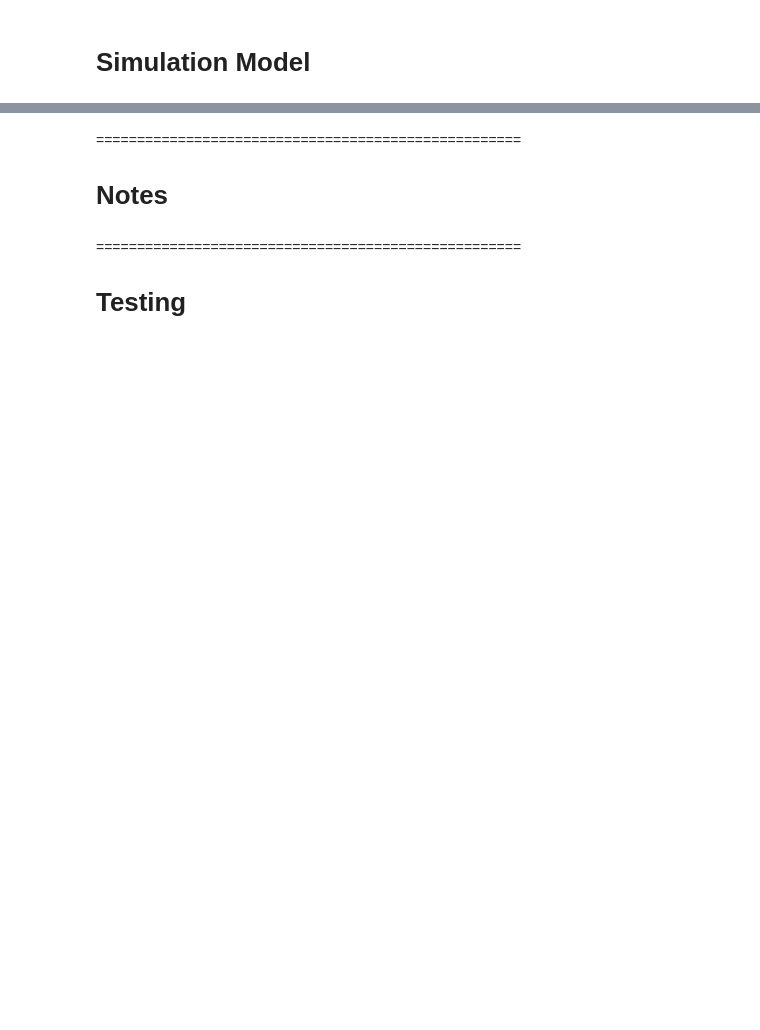
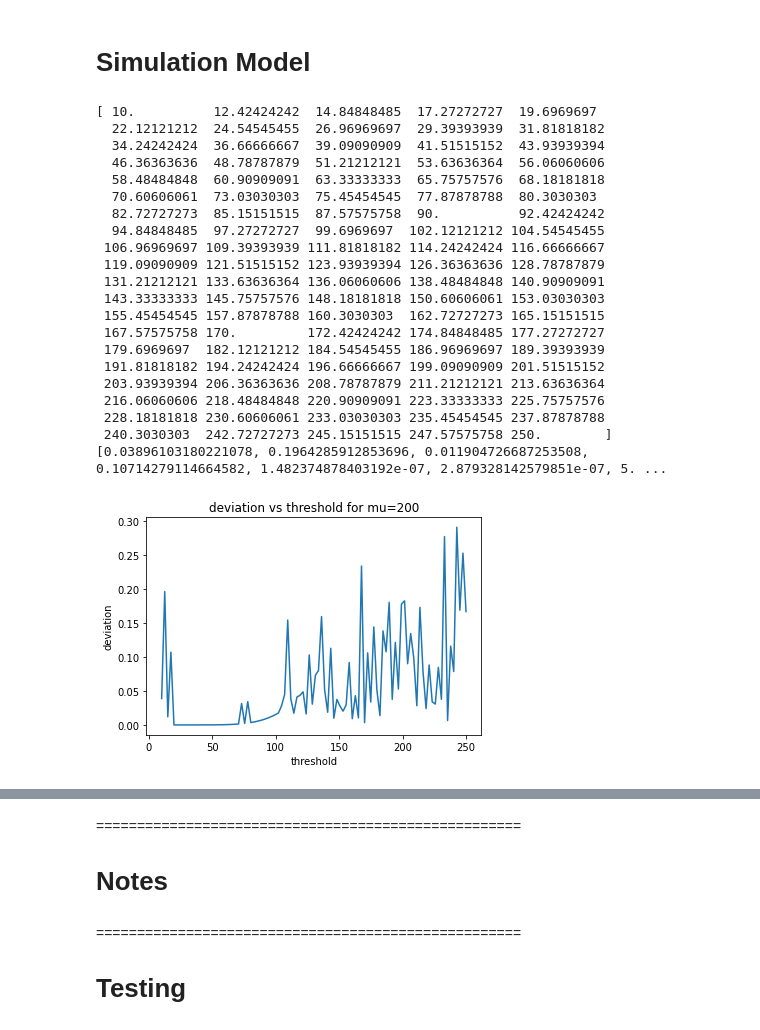
Before and after one commit to rupozzi/HGTDLumiToyStudies, a Jupyter notebook: Simulation_new.ipynb, the cells around one changed output, grey strips where cells are left out. Saved outputs shown, nothing was run; the diff lists cells and outputs as text; code cells hidden in the pictures; blank space fills up the shorter version.

Commit message:
Add plot_deviation_vs_threshold()

```diff
--- a/Simulation_new.ipynb
+++ b/Simulation_new.ipynb
@@ -473,6 +475,42 @@ def plot_signal_mu_vs_best_threshold():
     plot_the_data(title, prefix_filename, xlabel, ylabel, make_integer_axis, make_margin, x_list, y_list)
 
 
+def plot_deviation_vs_threshold(signal_mu, min_threshold, max_threshold, number_of_thresholds_to_try):
+    """Plots deviation vs threshold for given mu."""
+    ## Simulator Settings:
+    ratio_of_channels_to_sample = 0.001  # scale of simulation,   0.001 = small fast,   1.0 = full scale slow.
+    number_of_BC = mp.cpu_count() * 4
+
+    signal_to_channel_count_ratio = get_signal_to_channel_count_ratio()
+
+    steps_threshold = number_of_thresholds_to_try  # resolution, number of steps
+
+    linspace_data_thresholds = np.linspace(min_threshold, max_threshold, steps_threshold)
+    deviation_list = []    # Är append ett ineffektivt sätt att koda på?
+
+    for threshold in linspace_data_thresholds:
+        deviation_list.append(get_total_deviation_from_expected_with_simulated_results(
+            number_of_BC,
+            ratio_of_channels_to_sample,
+            signal_to_channel_count_ratio,
+            threshold,
+            signal_mu
+        ))
+
+#     print(linspace_data_thresholds, deviation_list)
+
+    ## Plot:
+    x_list = linspace_data_thresholds
+    y_list = deviation_list
+    title = "deviation vs threshold for mu="+str(signal_mu)
+    prefix_filename = "deviation_vs_threshold_with_BC" + str(number_of_BC)+"_and_mu"+str(signal_mu)
+    xlabel = "threshold"
+    ylabel = "deviation"
+    make_integer_axis = True
+    make_margin = False
+    plot_the_data(title, prefix_filename, xlabel, ylabel, make_integer_axis, make_margin, x_list, y_list)
+
+
 def plot_the_data(title, prefix_filename, xlabel, ylabel, make_integer_axis, make_margin, x_list, y_list):
     timestr = time.strftime("%Y%m%d-%H%M%S")
     FILENAME = prefix_filename + "_(" + timestr + ").pdf"
@@ -546,37 +584,60 @@ def linspace(start, end, steps):
 def main():
     # code... what to plot, what do calculate, ...
 
-    plot_deviation_vs_SB()
-    #plot3D_threshold_and_SB_vs_deviation()
-    #plot_particle_intensity_mu_vs_best_threshold()
-    #plot_signal_mu_vs_best_threshold()
+#     plot_deviation_vs_SB()
+#     plot3D_threshold_and_SB_vs_deviation()
+#     plot_particle_intensity_mu_vs_best_threshold()
+#     plot_signal_mu_vs_best_threshold()
+    plot_deviation_vs_threshold(200,10,250,100)
 
     # -code end-
     return
 
 
 
 
 ### Not important to understand ... it's just a startup script, see main() above instead.
 if __name__ == '__main__':
     mp.freeze_support()
 
     # profiles to determine compute resources
     profiles = {"normal": 2, "fast": 4, "fastest": 99}
     max_processes = profiles["fastest"]  # edit this
 
     # setup pool
     nprocs = min(mp.cpu_count(), max_processes)
     pool = mp.Pool(processes=nprocs)
 
     global_counter = 0
 
     # run code
     t0 = time.time()
     main()
     t1 = time.time()
     print("Simulation took", round(t1-t0, 1), "seconds") # real time not the actuall process_time()
 
     # clean up
     pool.close()
     pool.join()
+# %% [output]
+[ 10.          12.42424242  14.84848485  17.27272727  19.6969697
+  22.12121212  24.54545455  26.96969697  29.39393939  31.81818182
+  34.24242424  36.66666667  39.09090909  41.51515152  43.93939394
+  46.36363636  48.78787879  51.21212121  53.63636364  56.06060606
+  58.48484848  60.90909091  63.33333333  65.75757576  68.18181818
+  70.60606061  73.03030303  75.45454545  77.87878788  80.3030303
+  82.72727273  85.15151515  87.57575758  90.          92.42424242
+  94.84848485  97.27272727  99.6969697  102.12121212 104.54545455
+ 106.96969697 109.39393939 111.81818182 114.24242424 116.66666667
+ 119.09090909 121.51515152 123.93939394 126.36363636 128.78787879
+ 131.21212121 133.63636364 136.06060606 138.48484848 140.90909091
+ 143.33333333 145.75757576 148.18181818 150.60606061 153.03030303
+ 155.45454545 157.87878788 160.3030303  162.72727273 165.15151515
+ 167.57575758 170.         172.42424242 174.84848485 177.27272727
+ 179.6969697  182.12121212 184.54545455 186.96969697 189.39393939
+ 191.81818182 194.24242424 196.66666667 199.09090909 201.51515152
+ 203.93939394 206.36363636 208.78787879 211.21212121 213.63636364
+ 216.06060606 218.48484848 220.90909091 223.33333333 225.75757576
+ 228.18181818 230.60606061 233.03030303 235.45454545 237.87878788
+ 240.3030303  242.72727273 245.15151515 247.57575758 250.        ] [0.03896103180221078, 0.1964285912853696, 0.011904726687253508, 0.10714279114664582, 1.482374878403192e-07, 2.879328142579851e-07, 5. ...
+[figure, added]
```
Also changed, not shown: parts of 2 cells of this notebook.
